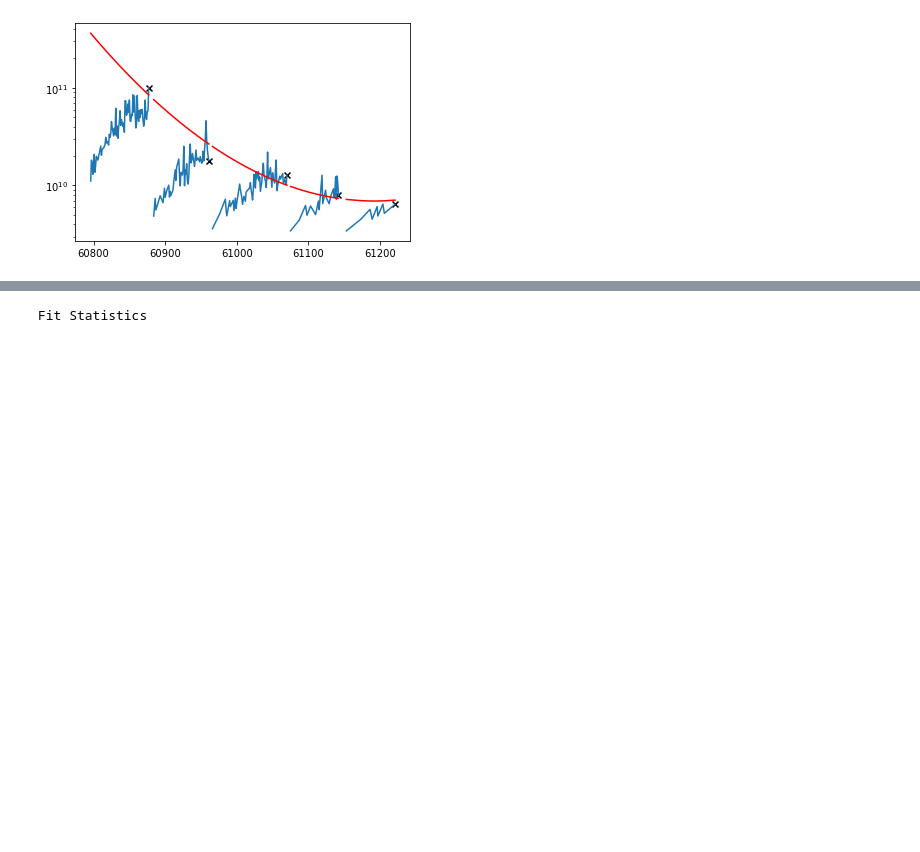
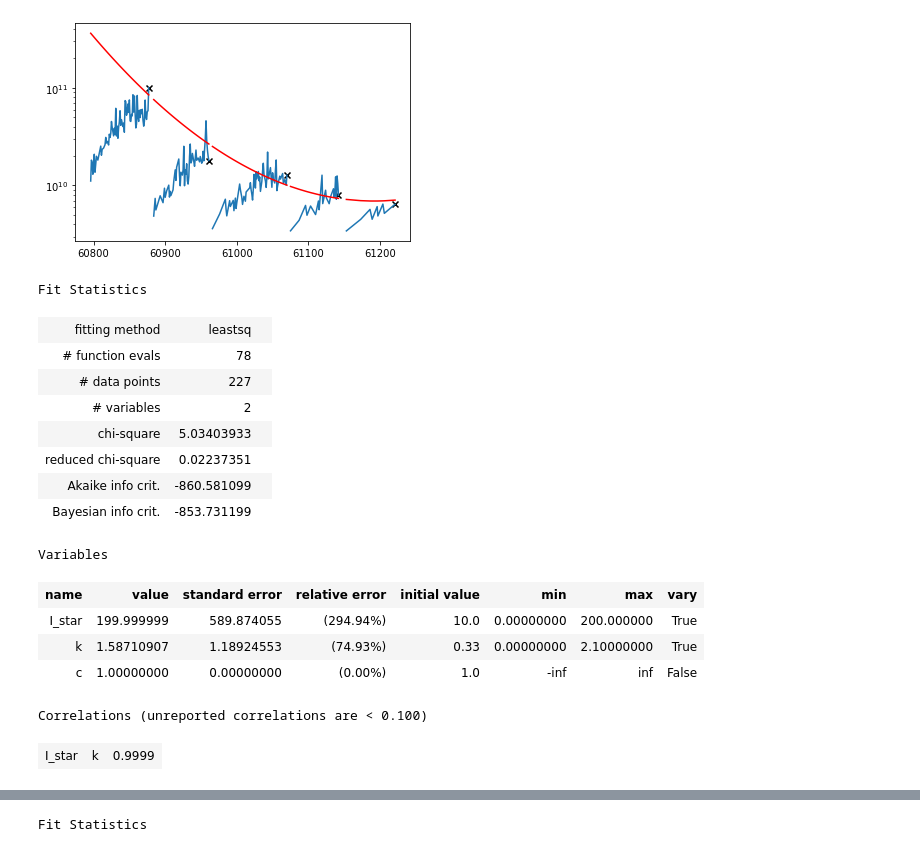
Before and after one commit to carlidel/collimator_scans, a Jupyter notebook: from_timber_2.ipynb, the cells around one changed output, grey strips where cells are left out. Saved outputs shown, nothing was run; the diff lists cells and outputs as text; code cells hidden in the pictures; blank space fills up the shorter version.

```diff
--- a/from_timber_2.ipynb
+++ b/from_timber_2.ipynb
@@ -424,3 +435,28 @@ with open("to_fit_b1_h.pkl", "wb") as f:
         }
         ,f
     )
+# %%
+fit_result = {}
+# for key in ["loss_1_rs6", "loss_1_rs6_mult_1_25", "loss_1_rs6_mult_1_5", "loss_1_rs6_mult_2_0", "loss_2_rs6", "loss_2_rs6_mult_1_25", "loss_2_rs6_mult_1_5", "loss_2_rs6_mult_2_0"]:
+for key in ["loss_1_rs6", "loss_1_rs6_mult_1_25", "loss_1_rs6_mult_1_5", "loss_1_rs6_mult_2_0"]:
+    with open(f"fit_result_b1_v_{key}_single_kmax_2.1.pkl", "rb") as f:
+        fit_result[key] = pickle.load(f)
+# %%
+fit_result["loss_1_rs6"][0]
+# %% [output]
+Fit Statistics
+| fitting method | leastsq |  |
+| # function evals | 78 |  |
+| # data points | 227 |  |
+| # variables | 2 |  |
+| chi-square | 5.03403933 |  |
+| reduced chi-square | 0.02237351 |  |
+| Akaike info crit. | -860.581099 |  |
+| Bayesian info crit. | -853.731199 |  |
+Variables
+| name | value | standard error | relative error | initial value | min | max | vary |
+| I_star | 199.999999 | 589.874055 | (294.94%) | 10.0 | 0.00000000 | 200.000000 | True |
+| k | 1.58710907 | 1.18924553 | (74.93%) | 0.33 | 0.00000000 | 2.10000000 | True |
+| c | 1.00000000 | 0.00000000 | (0.00%) | 1.0 | -inf | inf | False |
+Correlations (unreported correlations are < 0.100)
+| I_star | k | 0.9999 |
```
Also changed, not shown: parts of 9 cells of this notebook, 16 other files.
